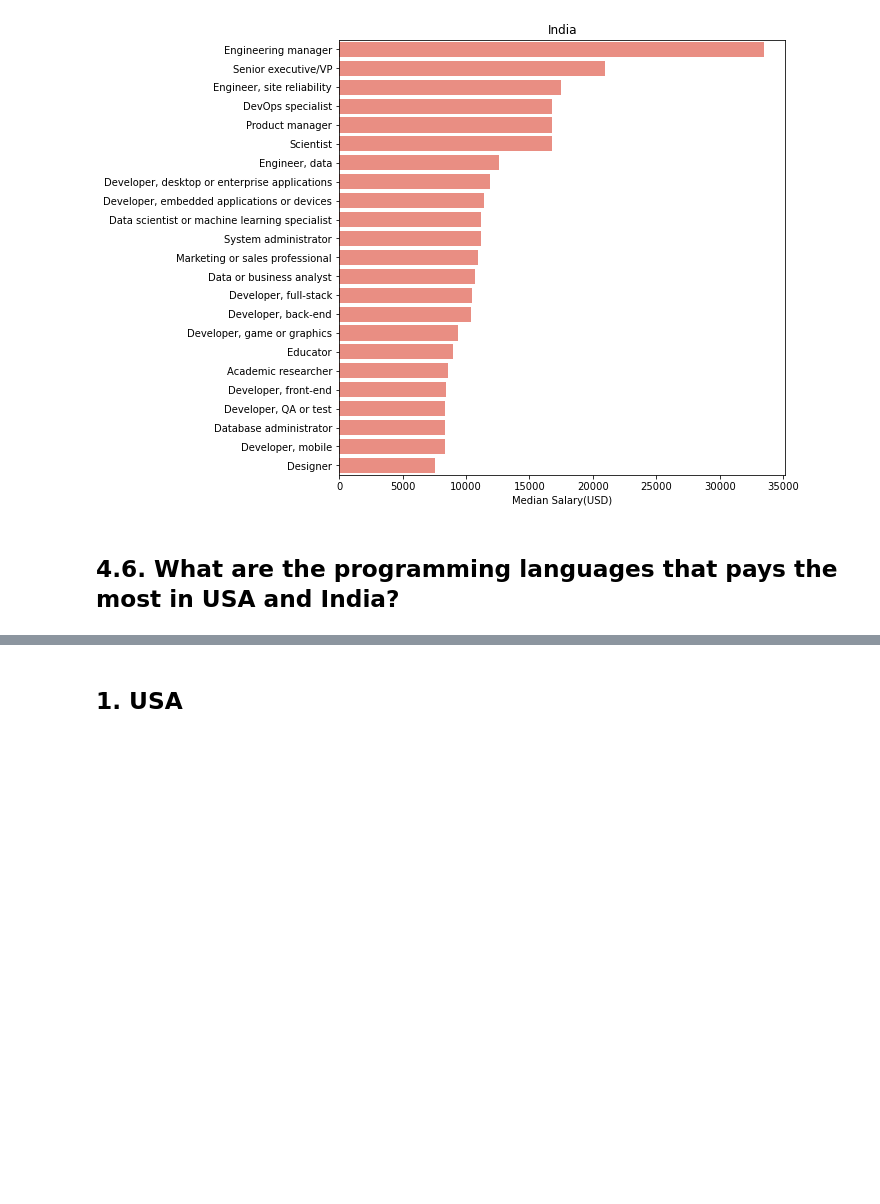
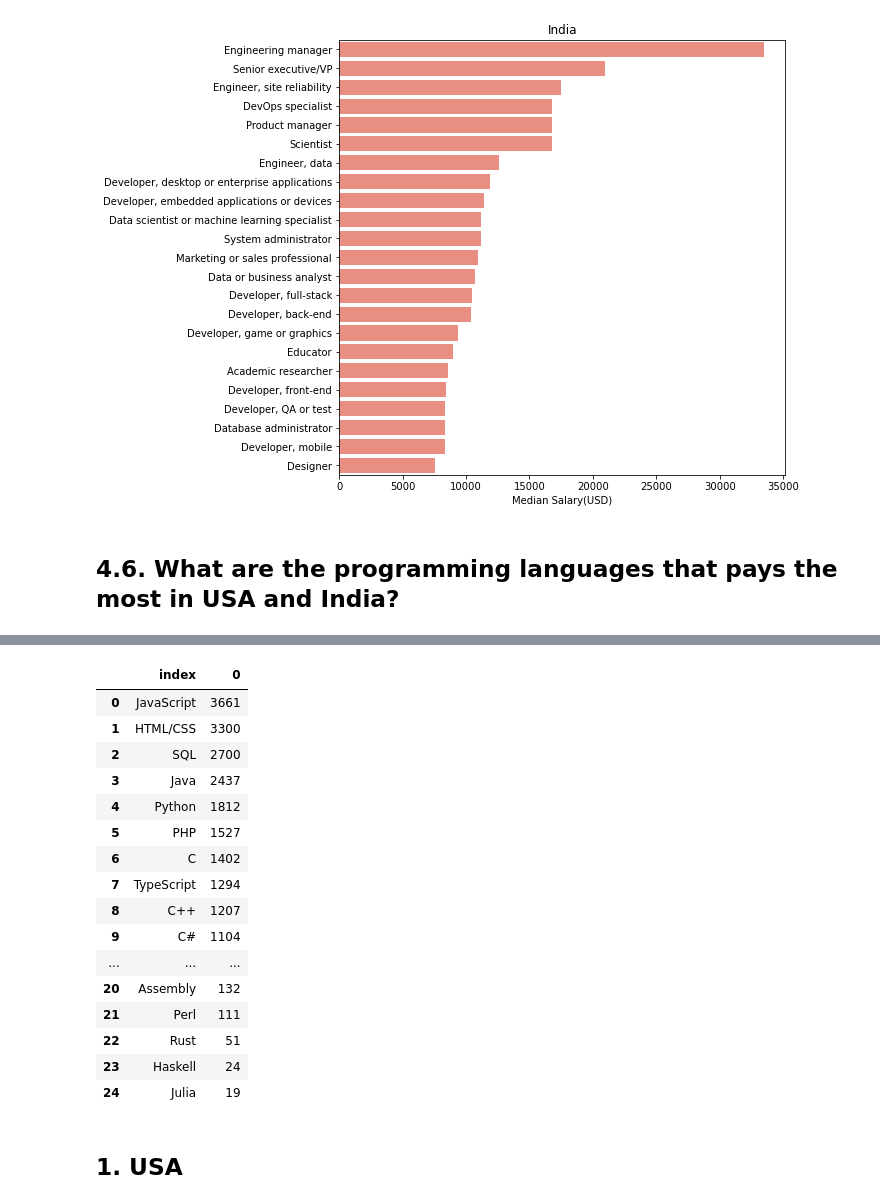
Before and after one commit to Arjunar92/StackOverflow_dev_survey, a Jupyter notebook: StackOverflow_2020_USvsIndia_Final.ipynb, the cells around one changed output, grey strips where cells are left out. Saved outputs shown, nothing was run; the diff lists cells and outputs as text; code cells hidden in the pictures; blank space fills up the shorter version.

```diff
--- a/StackOverflow_2020_USvsIndia_Final.ipynb
+++ b/StackOverflow_2020_USvsIndia_Final.ipynb
@@ -633,3 +651,29 @@ python_bool1.head()
+# %%
+#To get Count of each programming language in 'LanguageWorkedWith' column
+
+python_bool2 = df_ind['LanguageWorkedWith'].str.split(';', expand = True)
+python_bool2 = python_bool2.stack().value_counts()
+python_bool2 = pd.DataFrame(python_bool2)
+python_bool2.reset_index(inplace = True)
+python_bool2
+# %% [output]
+|  | index | 0 |
+| 0 | JavaScript | 3661 |
+| 1 | HTML/CSS | 3300 |
+| 2 | SQL | 2700 |
+| 3 | Java | 2437 |
+| 4 | Python | 1812 |
+| 5 | PHP | 1527 |
+| 6 | C | 1402 |
+| 7 | TypeScript | 1294 |
+| 8 | C++ | 1207 |
+| 9 | C# | 1104 |
+| ... | ... | ... |
+| 20 | Assembly | 132 |
+| 21 | Perl | 111 |
+| 22 | Rust | 51 |
+| 23 | Haskell | 24 |
+| 24 | Julia | 19 |
 # %%
 #Store the Column with all the Progremming language to a list
 python_bool1 = python_bool1['index'].tolist()
```
Also changed, not shown: parts of 18 cells of this notebook.
